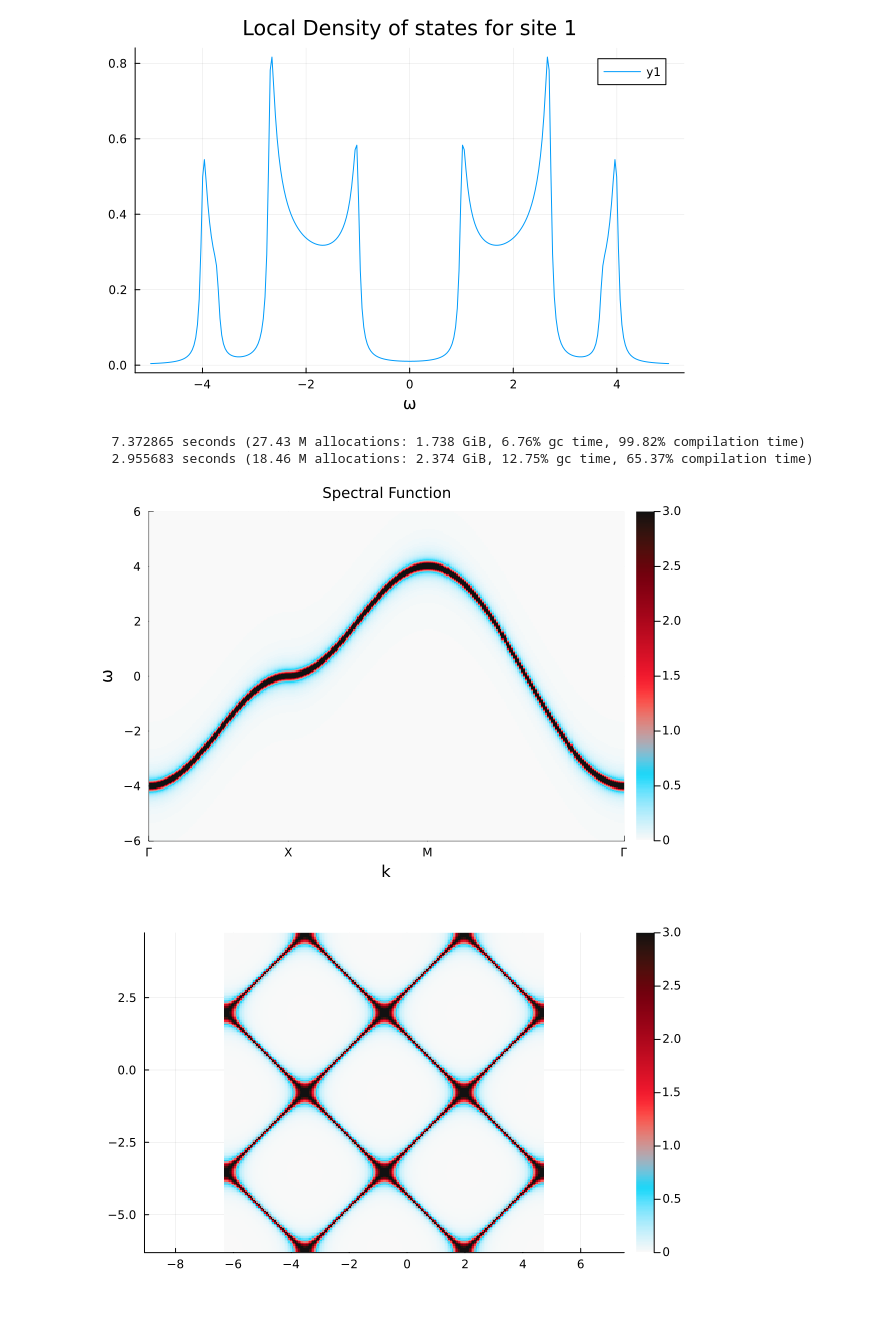
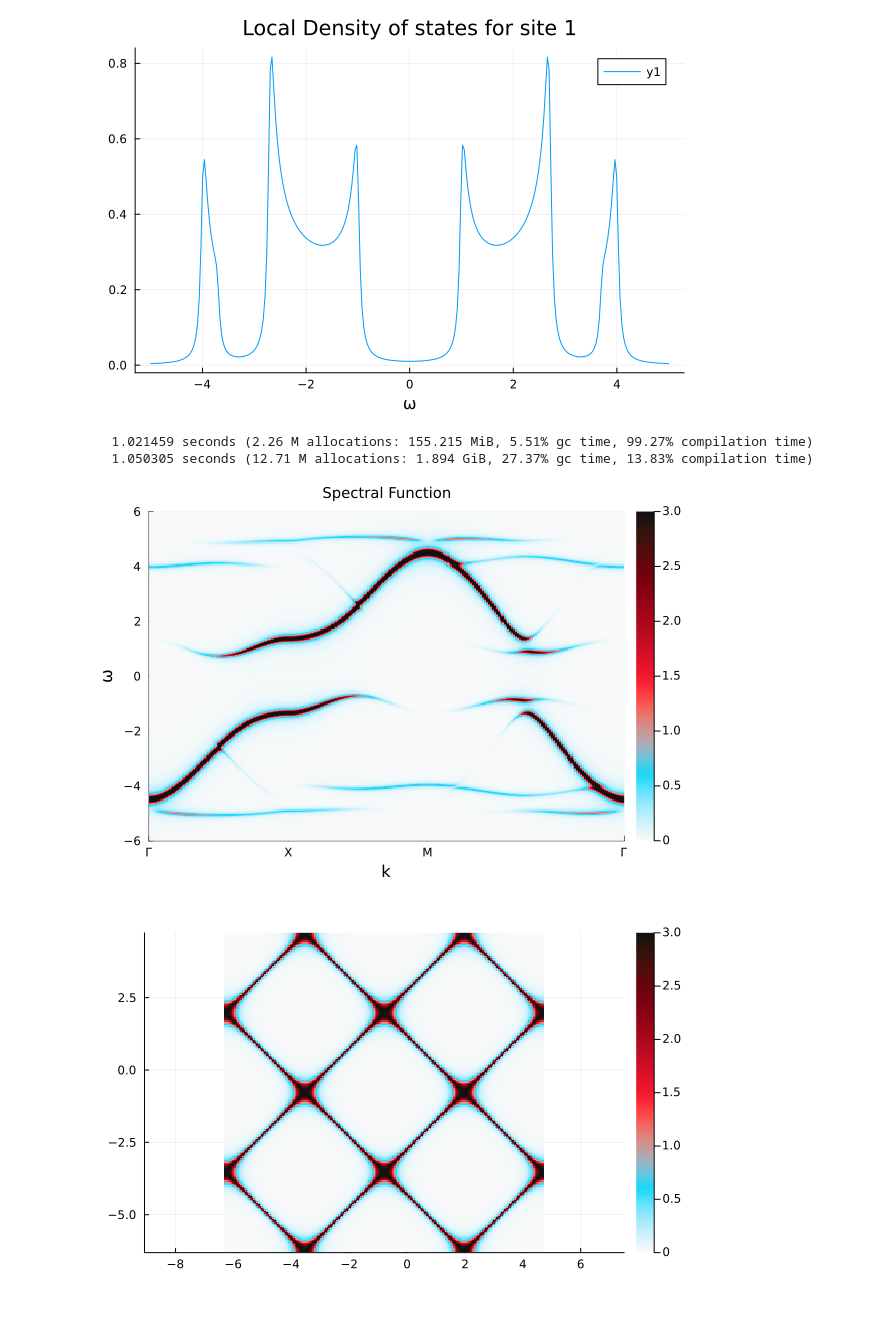
Before and after one commit to ZongYongyue/QuantumClusterTheories.jl, a Jupyter notebook: demo/spectrum.ipynb, the cells around one changed output. Drawn from its saved outputs; the diff is of its cells as text; code cells hidden in the pictures.

```diff
--- a/demo/spectrum.ipynb
+++ b/demo/spectrum.ipynb
@@ -42,24 +42,24 @@ f = plot(ω_range, A; xlabel="ω" , title="Local Density of states for site 1")
 # %%
 unitcell = Lattice([0, 0]; vectors=[[1, 0], [0, 1]])
 cluster = Lattice(unitcell, (2,2), ('p','p'))
 hilbert = Hilbert(site=>Fock{:f}(1, 2) for site=1:length(cluster))
 bs = Sector(hilbert, SpinfulParticle(4, 0.0))
 t = Hopping(:t, -1.0, 1)
-U = Hubbard(:U, 0.0)
-μ = Onsite(:μ, -0.0)
+U = Hubbard(:U, 4.0)
+μ = Onsite(:μ, -2.0)
 origiterms = (t, U, μ)
 referterms = (t, U, μ)
 neighbors = Neighbors(0=>0.0, 1=>1.0)
 @time vca = VCA(:N, unitcell, cluster, hilbert, origiterms, referterms, bs)
 k_path = ReciprocalPath(reciprocals(unitcell.vectors), rectangle"Γ-X-M-Γ", length=100)
 ω_range = range(-6, 6, length=300)
 @time G = singleParticleGreenFunction(:f, vca, k_path, ω_range)
 A = spectrum(G)
 f = plot(k_path, ω_range, A; xlabel="k", ylabel="ω", color=colorbar, title="Spectral Function",clims=(0, 3))
 # %% [output]
-  7.372865 seconds (27.43 M allocations: 1.738 GiB, 6.76% gc time, 99.82% compilation time)
-  2.955683 seconds (18.46 M allocations: 2.374 GiB, 12.75% gc time, 65.37% compilation time)
+  1.021459 seconds (2.26 M allocations: 155.215 MiB, 5.51% gc time, 99.27% compilation time)
+  1.050305 seconds (12.71 M allocations: 1.894 GiB, 27.37% gc time, 13.83% compilation time)
-[figure, old version]
+[figure, new version]
 # %%
 
 rz = ReciprocalZone(
```
Also changed, not shown: parts of 2 cells of this notebook, 3 other files.
